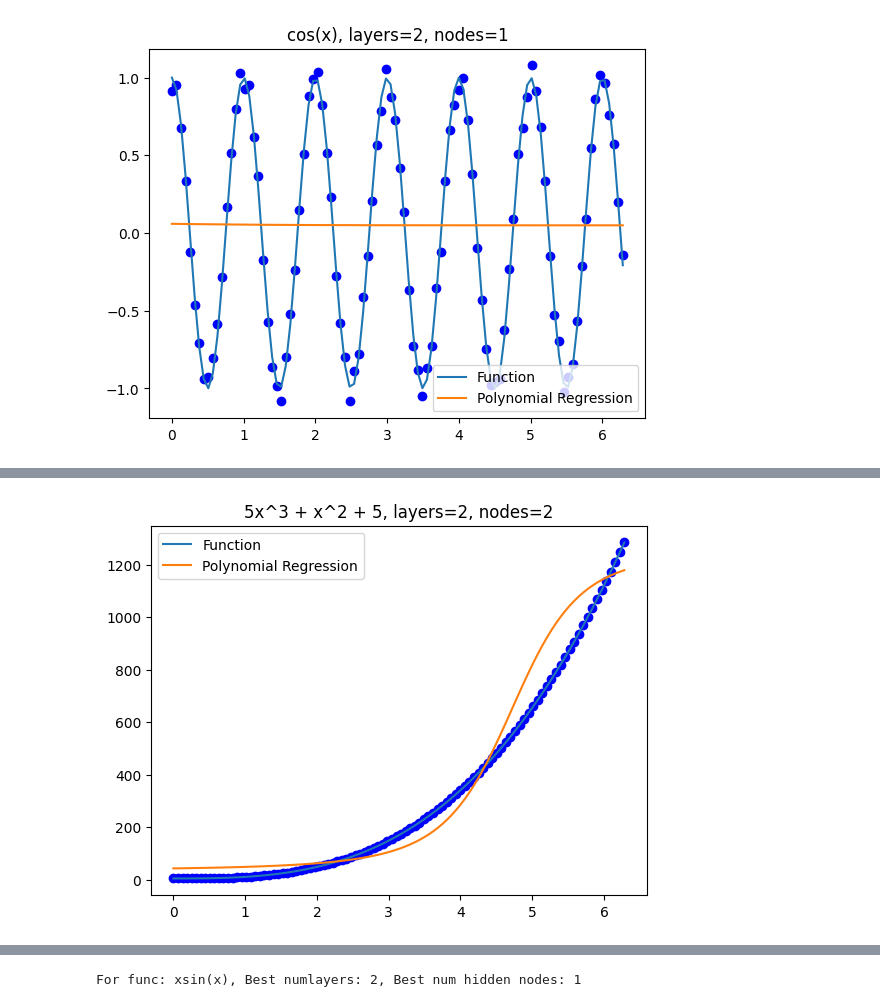
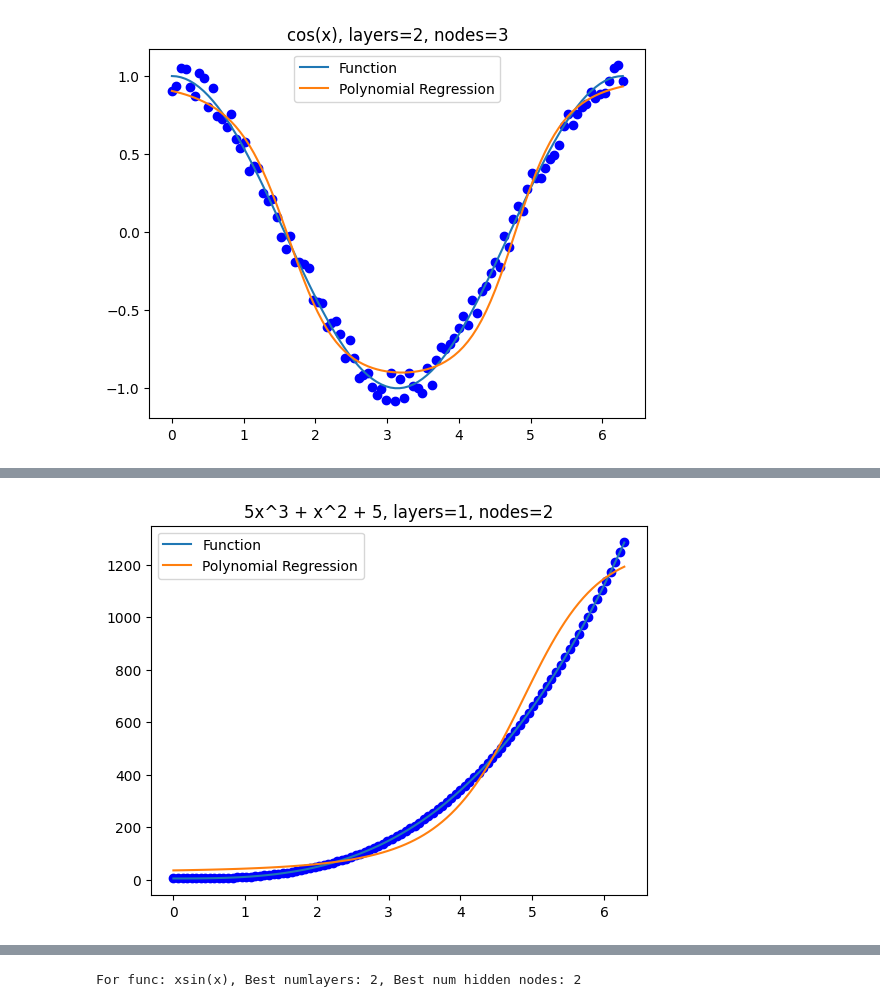
Before and after one commit to wbondarchuk/Neurals, a Jupyter notebook: NN.ipynb, the cells around one changed output, grey strips where cells are left out. Saved outputs shown, nothing was run; the diff lists cells and outputs as text; code cells hidden in the pictures.

```diff
--- a/NN.ipynb
+++ b/NN.ipynb
@@ -133,0 +80,8 @@ class NeuralNet:
+# %%
+class MSELoss:
+    def forward(self, y_pred, target):
+        self.diff = y_pred - target
+        return np.mean(self.diff**2)
+
+    def backward(self):
+        return 2 * self.diff
@@ -218,13 +245,13 @@ KNN accuracy: 0.9866369710467706
 # %%
 # Определение функций для аппроксимации
 def func1(x):
-    return np.cos(2 * np.pi * x)
+    return np.cos(x)
 
 def func2(x):
     return 5 * x**3 + x**2 + 5
 
 def func3(x):
-    return x * np.sin(2 * np.pi * x)
+    return x * np.sin(x)
 
 
 # Функция для создания выборки с заданной функцией и ошибками измерения
@@ -298,15 +325,15 @@ for func, func_name in [
     (
         func1,
         "cos(x)",
-    ),  # For func: cos(x), Best numlayers: 2, Best num hidden nodes: 1
+    ),
     (
         func2,
         "5x^3 + x^2 + 5",
-    ),  # For func: 5x^3 + x^2 + 5, Best numlayers: 1, Best num hidden nodes: 1
+    ),
     (
         func3,
         "xsin(x)",
-    ),  # For func: xsin(x), Best numlayers: 2, Best num hidden nodes: 3
+    ),
 ]:
     models = np.array(
         [
@@ -318,7 +345,7 @@ for func, func_name in [
     min_val = np.min(y)
     max_val = np.max(y)
     y_norm = (y - min_val) / (max_val - min_val)
-    model = find_best_model(models, x, y_norm, 2)
+    model = find_best_model(models, x, y_norm, 3)
     model.fit(x, y_norm)
     y_pred_norm = model.predict(x)
     y_pred = y_pred_norm * (max_val - min_val) + min_val
@@ -333,7 +360,5 @@ for func, func_name in [
     plt.legend()
     plt.show()
 
-    print(
-        f"For func: {func_name}, Best numlayers: {best_num_hidden_layers}, Best num hidden nodes: {best_num_hidden_nodes}"
-    )
+    print(f"For func: {func_name}, Best numlayers: {best_num_hidden_layers}, Best num hidden nodes: {best_num_hidden_nodes}")
 # %% [output]
@@ -357 +382 @@ Epoch 200/200, Loss: 0.10678252560495206
-[figure, old version]
+[figure, new version]
@@ -375 +400 @@ Epoch 200/200, Loss: 0.0006672474320858873
-[figure, old version]
+[figure, new version]
@@ -394 +419 @@ Epoch 200/200, Loss: 0.04927617087140233
-For func: xsin(x), Best numlayers: 2, Best num hidden nodes: 1
+For func: xsin(x), Best numlayers: 2, Best num hidden nodes: 2
```
Also changed, not shown: parts of 4 cells of this notebook.
